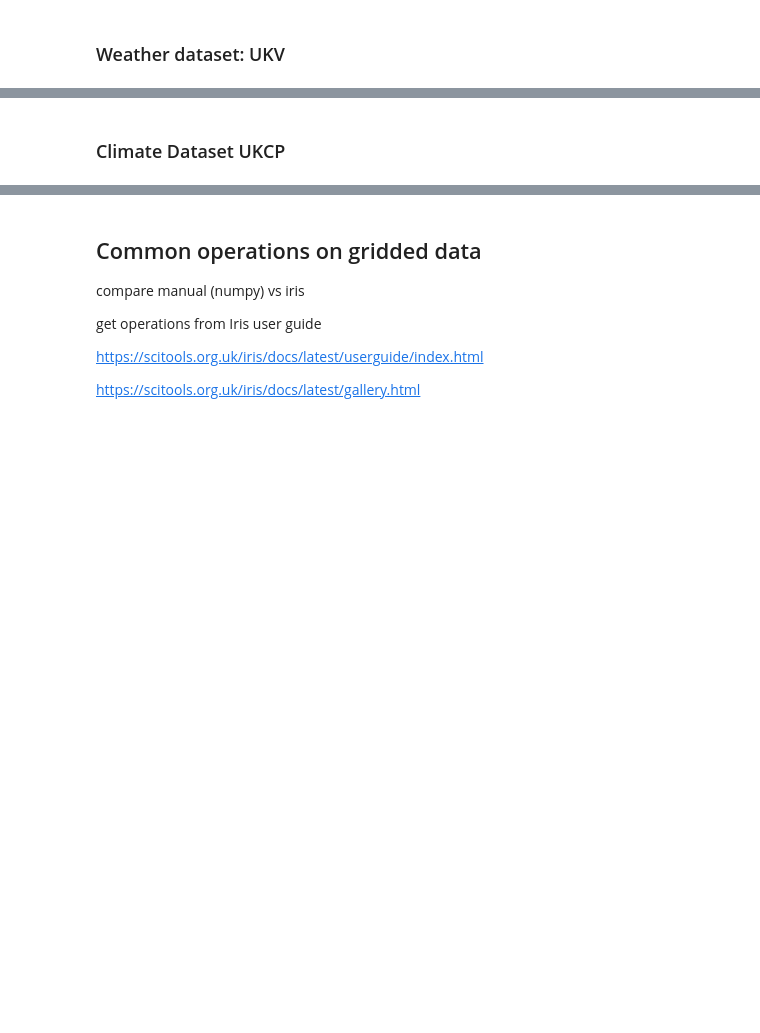
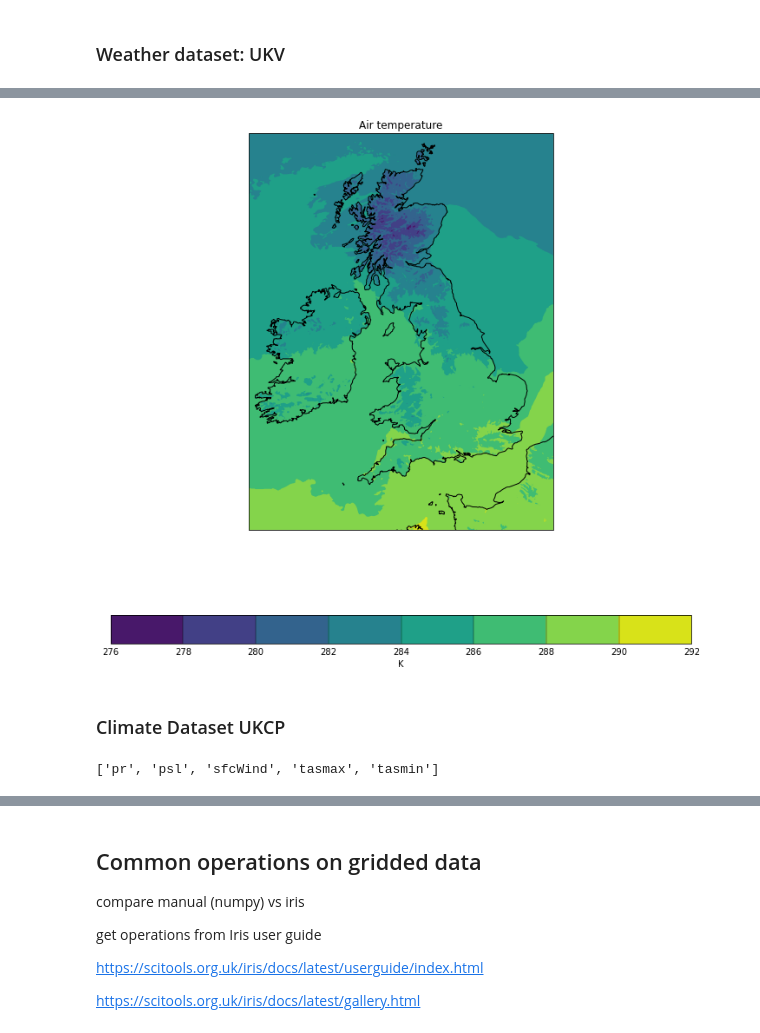
Before and after one commit to informatics-lab/intro_python_data_analysis, a Jupyter notebook: 06_PythonDataModel_Gridded.ipynb, the cells around one changed output, grey strips where cells are left out. Saved outputs shown, nothing was run; the diff lists cells and outputs as text; code cells hidden in the pictures; blank space fills up the shorter version.

Commit message:
Added code for loading UKV and UKCP gridded data for analysis.

```diff
--- a/06_PythonDataModel_Gridded.ipynb
+++ b/06_PythonDataModel_Gridded.ipynb
@@ -11,3 +18,7 @@ introduce netcdf files
 ## Weater and climate Datasets
 # %% [markdown]
 ### Weather dataset: UKV
+# %%
+ukv_root_dir  = pathlib.Path('/data','impactLab_event','intro_python_ds', 'ukv_daily')
+# %%
+var_dirs = {d1.stem: d1 for d1 in ukv_root_dir.iterdir()}
@@ -13,0 +35,4 @@ introduce netcdf files
+# %%
+current_var = 't1o5m_max'
+# %%
+ukv_temp_max = iris.load_cube([str(p1) for p1 in var_dirs[current_var].iterdir()])
@@ -14,2 +61,8 @@ introduce netcdf files
+# %%
+iris.quickplot.contourf(ukv_temp_max[0])
+matplotlib.pyplot.gca().coastlines()
+matplotlib.pyplot.gcf().set_size_inches(12,12)
+# %% [output]
+[figure, added]
 # %% [markdown]
 ### Climate Dataset UKCP
@@ -15,0 +73,4 @@ introduce netcdf files
+# %%
+list(ukcp_var_dirs.keys())
+# %% [output]
+['pr', 'psl', 'sfcWind', 'tasmax', 'tasmin']
```
Also changed, not shown: parts of 13 cells of this notebook.
